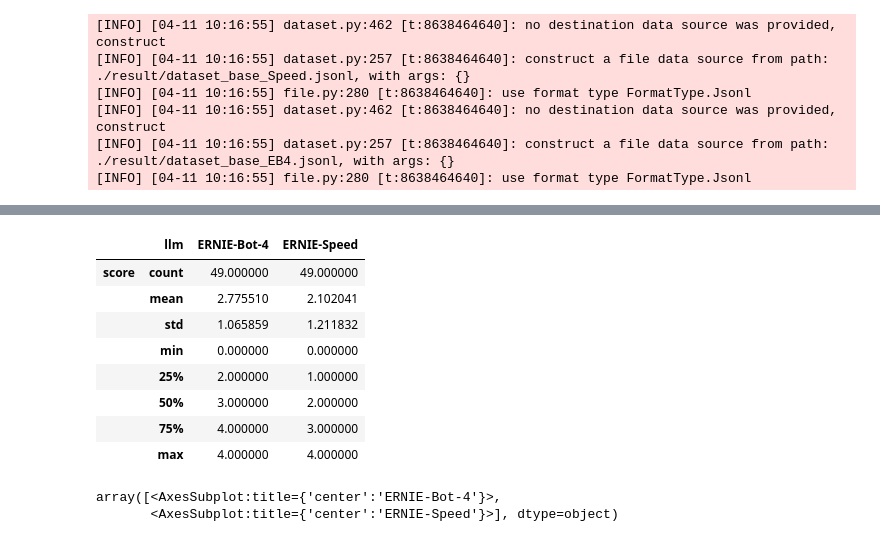
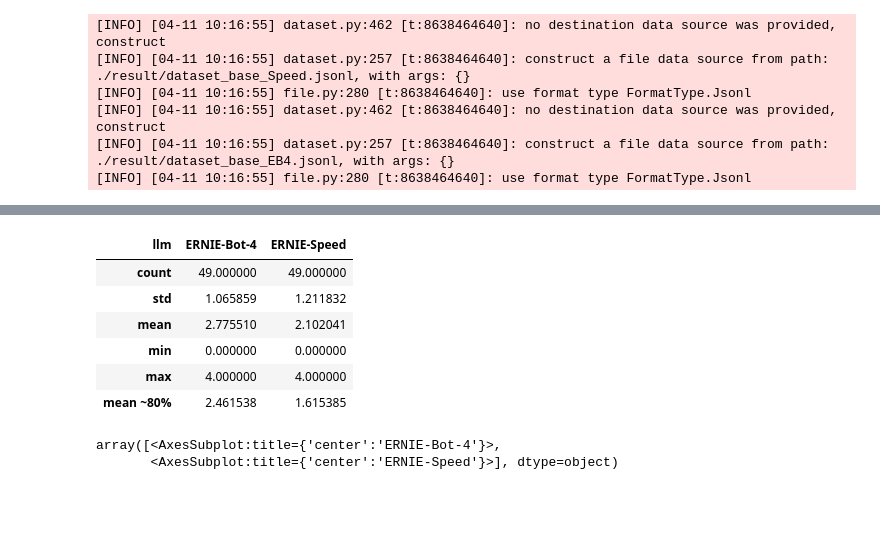
Before and after one commit to baidubce/bce-qianfan-sdk, a Jupyter notebook: cookbook/finetune/finetune_roleplay.ipynb, the cells around one changed output, grey strips where cells are left out. Drawn from its saved outputs; the diff is of its cells as text; code cells hidden in the pictures; blank space fills up the shorter version.

```diff
--- a/cookbook/finetune/finetune_roleplay.ipynb
+++ b/cookbook/finetune/finetune_roleplay.ipynb
@@ -509,10 +541,15 @@ def get_GSB(x: pd.Series):
     GSB = {'G': len(x[x>0]), 'S': len(x[x==0]), 'B': len(x[x<0])}
     return ':'.join(map(str,GSB.values()))
 # %%
+def get_percent(x: pd.Series):
+    sorted = x.sort_values(ascending=True)
+    # 取后80%
+    return sorted.iloc[:int(len(sorted)*0.8)].mean()
+
 dfs = [process_datasets(Dataset.load(data_file=f'./result/dataset_{label}.jsonl')) for label in labels]
 # 笛卡尔积
 compare_df = pd.concat(dfs, axis=0)
 compare_df['llm'] = compare_df['llm'].apply(lambda x:x.split('_')[-1])
-group_df = compare_df.groupby('llm').agg({'score':'describe'}).T
+group_df = compare_df.groupby('llm').agg({'score':['count','std','mean','min','max',get_percent]}).T.droplevel(0).rename(index={'get_percent':'mean ~80%'})
 group_df
 # %% [output]
@@ -529,12 +566,10 @@ group_df
-|  | llm | ERNIE-Bot-4 | ERNIE-Speed |
-| score | count | 49.000000 | 49.000000 |
-|  | mean | 2.775510 | 2.102041 |
-|  | std | 1.065859 | 1.211832 |
-|  | min | 0.000000 | 0.000000 |
-|  | 25% | 2.000000 | 1.000000 |
-|  | 50% | 3.000000 | 2.000000 |
-|  | 75% | 4.000000 | 3.000000 |
-|  | max | 4.000000 | 4.000000 |
+| llm | ERNIE-Bot-4 | ERNIE-Speed |
+| count | 49.000000 | 49.000000 |
+| std | 1.065859 | 1.211832 |
+| mean | 2.775510 | 2.102041 |
+| min | 0.000000 | 0.000000 |
+| max | 4.000000 | 4.000000 |
+| mean ~80% | 2.461538 | 1.615385 |
 # %%
 compare_df.hist(by=compare_df['llm'], grid=True, alpha=0.8, bins=5)
 # %% [output]
```
Also changed, not shown: parts of 13 cells of this notebook, 1 other file.
